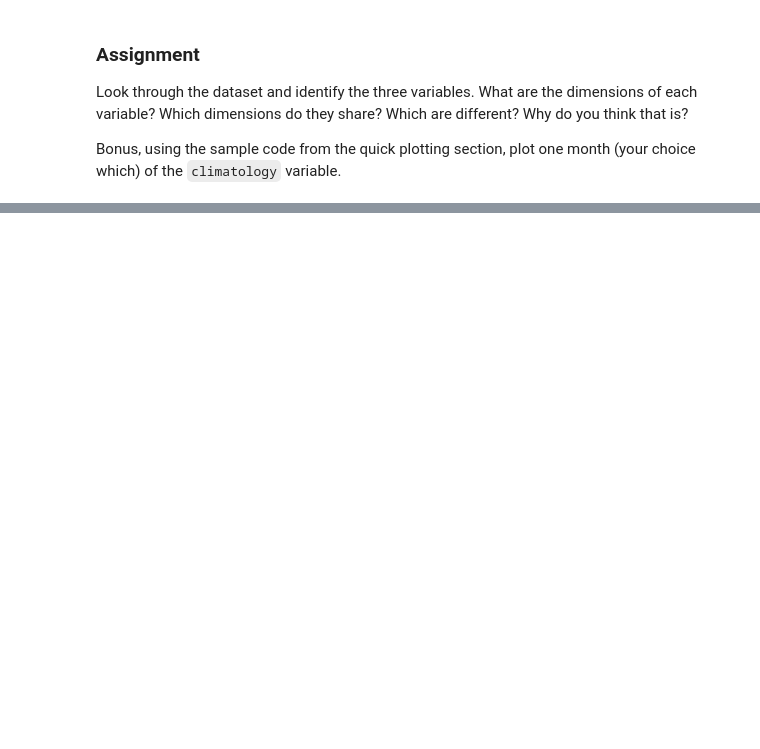
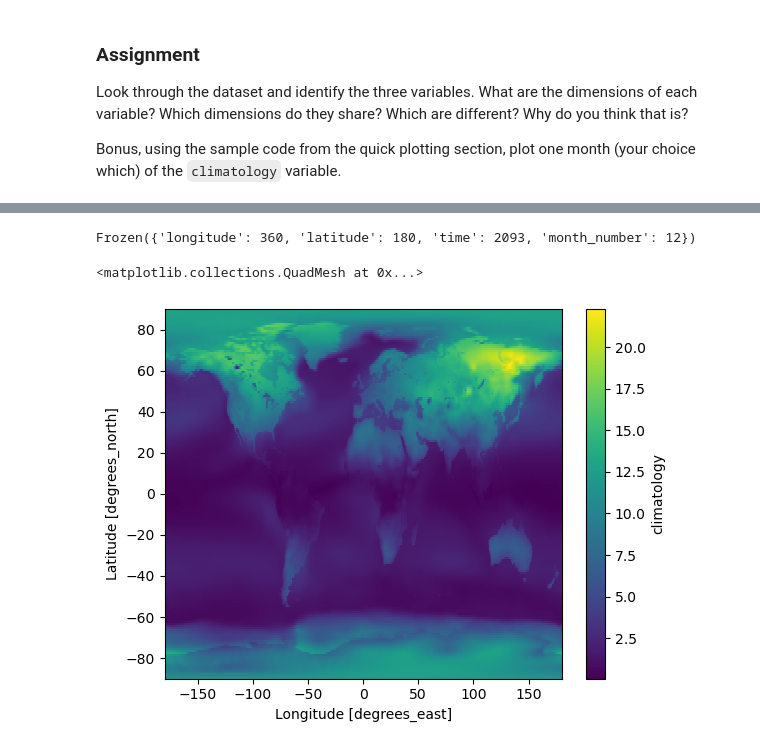
Before and after one commit to walipalmer/CFR-2024, a Jupyter notebook: module_climate/03_data-in-3D_answers.ipynb, the cells around one changed output, grey strips where cells are left out. Drawn from its saved outputs; the diff is of its cells as text; code cells hidden in the pictures; blank space fills up the shorter version.

```diff
--- a/module_climate/03_data-in-3D_answers.ipynb
+++ b/module_climate/03_data-in-3D_answers.ipynb
@@ -212,0 +257,9 @@ Bonus, using the sample code from the quick plotting section, plot one month (yo
+# %%
+DS.dims
+# %% [output]
+Frozen({'longitude': 360, 'latitude': 180, 'time': 2093, 'month_number': 12})
+# %%
+DS.climatology.std(dim='month_number').plot(cmap='viridis')
+# %% [output]
+<matplotlib.collections.QuadMesh at 0x...>
+[figure, added]
```
Also changed, not shown: parts of 18 cells of this notebook, 4 other files.
